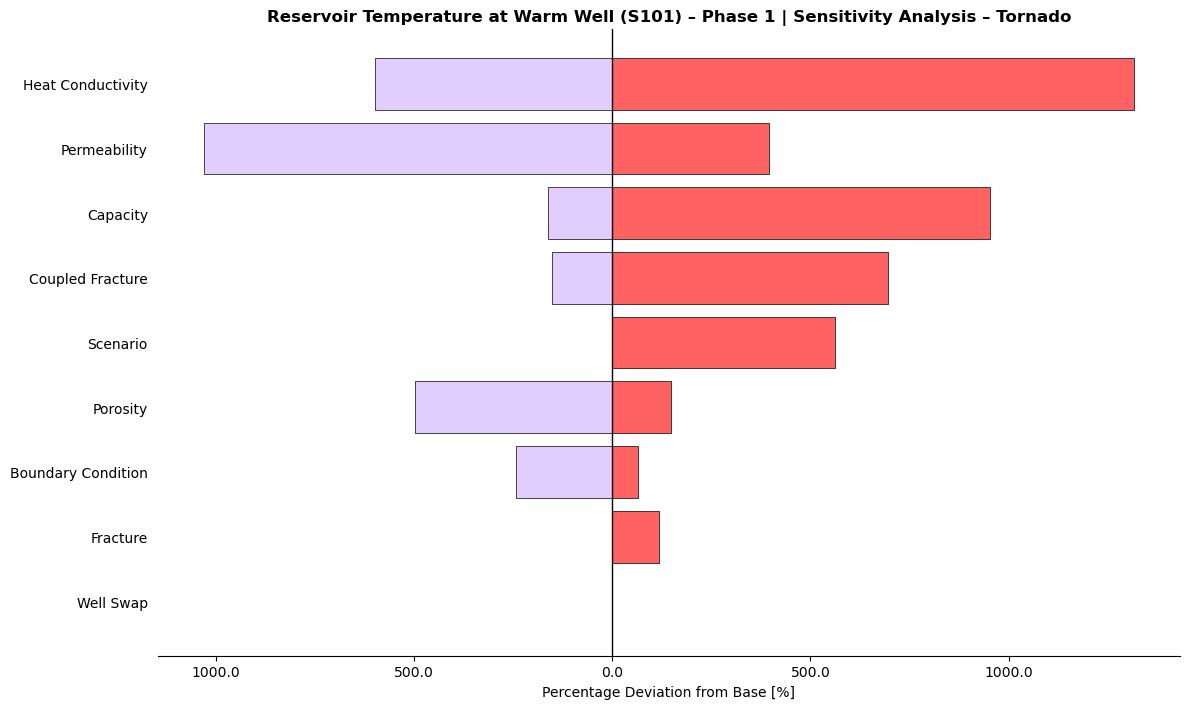
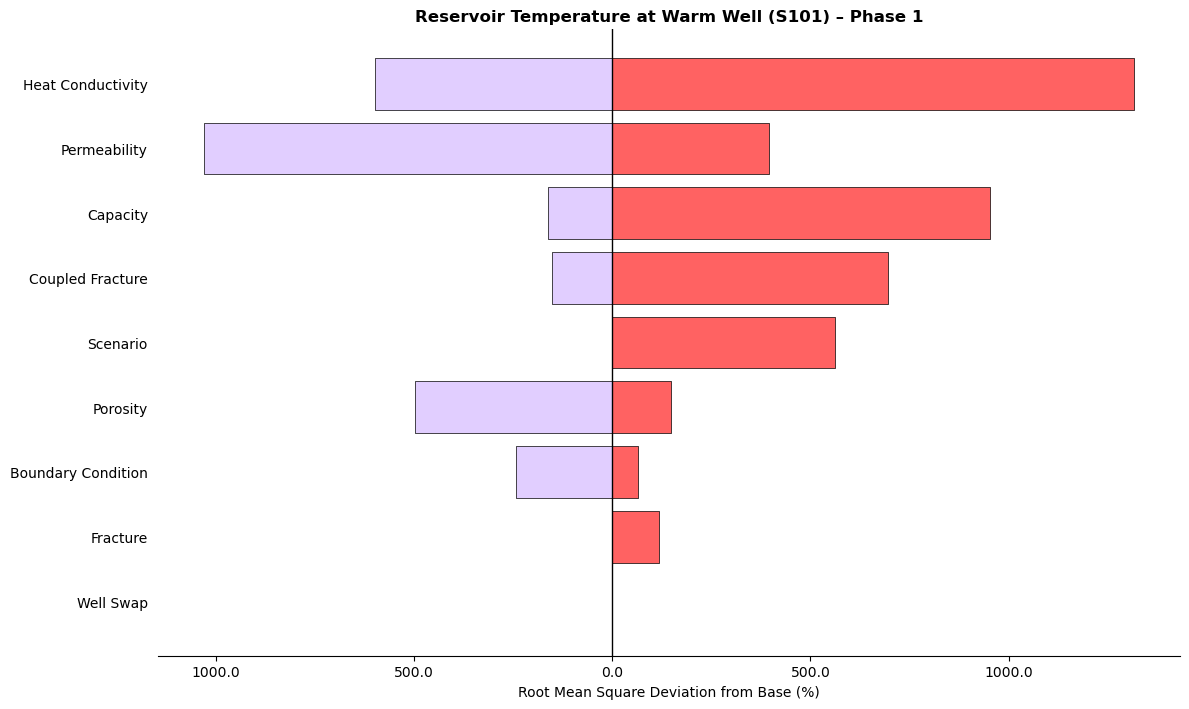
Unified diff of the notebook cell whose output changed from the first chart to the second:
--- before
+++ after
@@ -99,7 +99,10 @@
     ax.set_yticks(ys)
     ax.set_yticklabels(data['Labels'])
-    ax.set_xlabel('Percentage Deviation from Base [%]')
-    ax.set_title(time_series_title.replace("Time Series", "Sensitivity Analysis – Tornado"),
-                 fontsize=12, fontweight='bold')
+    ax.set_xlabel('Root Mean Square Deviation from initial (%)')
+    
+    # Extract base title (remove " | Time Series" suffix)
+    base_title = time_series_title.split(" | ")[0]
+    ax.set_title(base_title, fontsize=12, fontweight='bold')
+    
     ax.spines[['right', 'left', 'top']].set_visible(False)
     ax.tick_params(left=False)

Commit: updated graph formatting and labelling